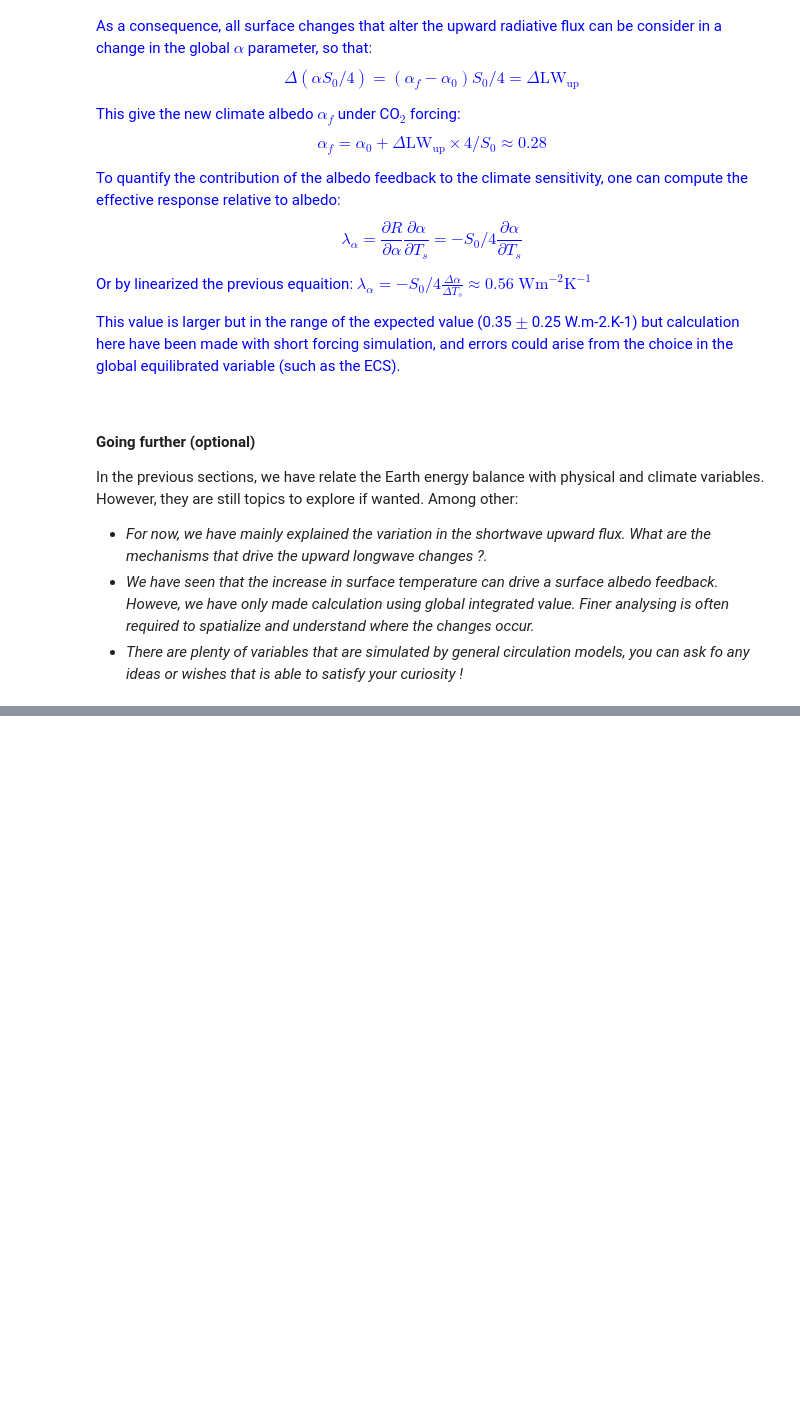
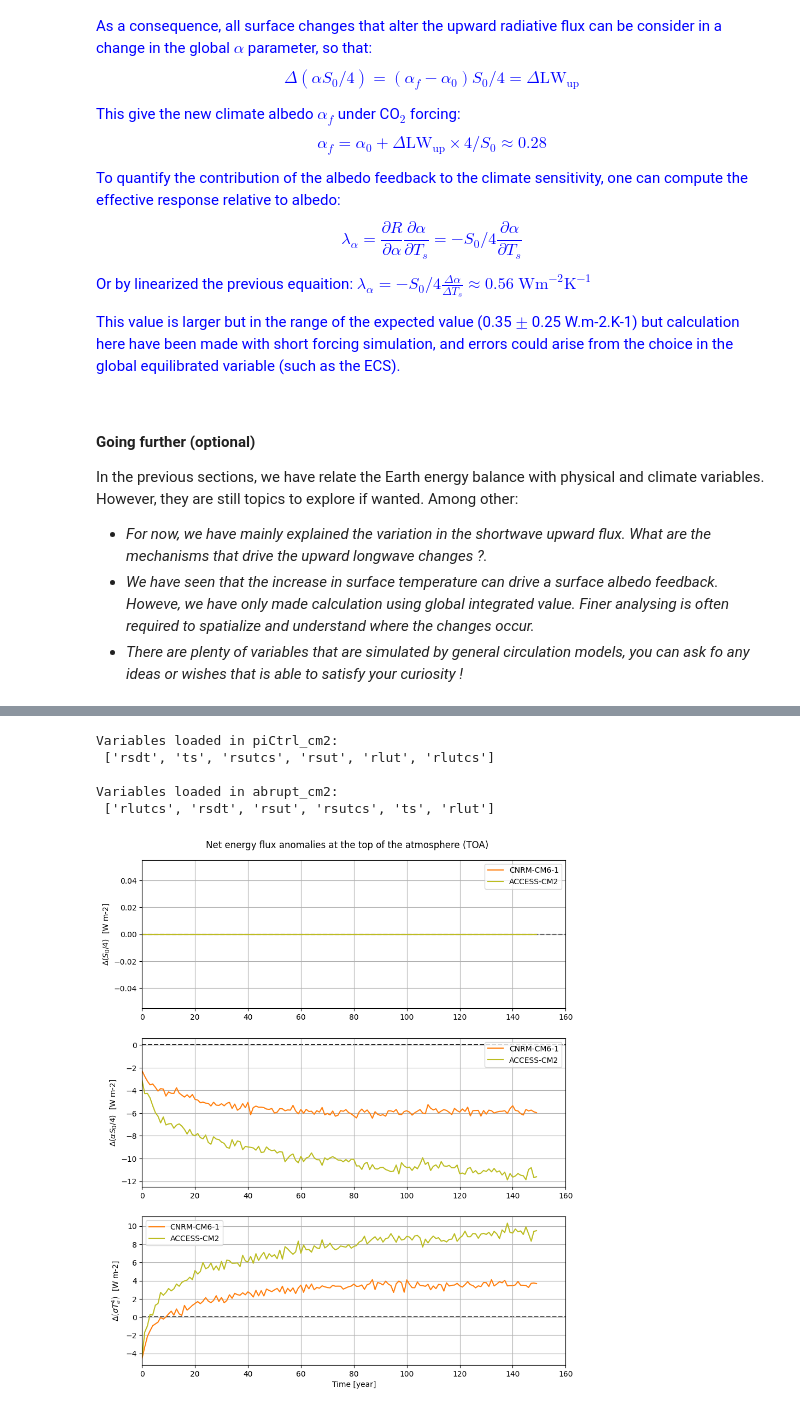
Before and after one commit to acsed-dot/TP-MSOAC-Climate_change, a Jupyter notebook: topics/1-CNRM-CM6-1_idealized_CO2_forcing.ipynb, the cells around one changed output, grey strips where cells are left out. Drawn from its saved outputs; the diff is of its cells as text; code cells hidden in the pictures; blank space fills up the shorter version.

Commit message:
topic1: add comparison with ACCESS-CM2

```diff
--- a/topics/1-CNRM-CM6-1_idealized_CO2_forcing.ipynb
+++ b/topics/1-CNRM-CM6-1_idealized_CO2_forcing.ipynb
@@ -857,0 +898,73 @@ We conclude the notebook by using output from another CMIP6 model (TODO)
+# %%
+# initialize empty dict to store variables
+piCtrl_cm2 = dict()
+abrupt_cm2 = dict()
+
+# load netCDF (.nc) files using xarray
+for f in os.listdir("../data/CMIP6"):
+    var   = f.split('_')[0]
+    model = f.split('_')[2]
+    expe  = f.split('_')[3]
+
+    # select only ACCESS-CM2 model
+    if model == 'ACCESS-CM2':
+        ds = xr.load_dataset(os.path.join("../data/CMIP6", f), use_cftime=True)
+
+        if expe == 'piControl':
+            piCtrl_cm2[var]      = ds[list(ds.variables)[-1]]
+            piCtrl_cm2[var].name = var
+        elif expe == 'abrupt-4xCO2':
+            abrupt_cm2[var]      = ds[list(ds.variables)[-1]]
+            abrupt_cm2[var].name = var
+
+print("Variables loaded in piCtrl_cm2: \n", list(piCtrl_cm2.keys()))
+print("")
+print("Variables loaded in abrupt_cm2: \n", list(abrupt_cm2.keys()))
+# %% [output]
+Variables loaded in piCtrl_cm2:
+ ['rsdt', 'ts', 'rsutcs', 'rsut', 'rlut', 'rlutcs']
+
+Variables loaded in abrupt_cm2:
+ ['rlutcs', 'rsdt', 'rsut', 'rsutcs', 'ts', 'rlut']
+# %%
+# plot temperature and energy anomalies
+fig, axes = plt.subplots(3,1, figsize=(10, 12))
+
+
+# dR (CNRM_CM6-1)
+dRLUT     = (abrupt['rlut'] - piCtrl['rlut']).groupby('time.year').mean()
+dRSUT     = (abrupt['rsut'] - piCtrl['rsut']).groupby('time.year').mean()
+dRSDT     = (abrupt['rsdt'] - piCtrl['rsdt']).groupby('time.year').mean()
+
+axes[0].plot( np.arange(len(dRSDT['year'])), dRSDT, c='tab:orange', label='CNRM-CM6-1')
+axes[1].plot( np.arange(len(dRSUT['year'])), dRSUT, c='tab:orange', label='CNRM-CM6-1')
+axes[2].plot( np.arange(len(dRLUT['year'])), dRLUT, c='tab:orange', label='CNRM-CM6-1')
+
+
+# dR (ACCESS-CM2)
+dRLUT     = (abrupt_cm2['rlut'] - piCtrl_cm2['rlut']).groupby('time.year').mean()
+dRSUT     = (abrupt_cm2['rsut'] - piCtrl_cm2['rsut']).groupby('time.year').mean()
+dRSDT     = (abrupt_cm2['rsdt'] - piCtrl_cm2['rsdt']).groupby('time.year').mean()
+
+axes[0].plot( np.arange(len(dRSDT['year'])), dRSDT, c='tab:olive', label='ACCESS-CM2')
+axes[1].plot( np.arange(len(dRSUT['year'])), dRSUT, c='tab:olive', label='ACCESS-CM2')
+axes[2].plot( np.arange(len(dRLUT['year'])), dRLUT, c='tab:olive', label='ACCESS-CM2')
+
+
+# Axes
+axes[0].set_ylabel(r'$\Delta \left(S_0/4\right)$  [W m-2]')
+axes[1].set_ylabel(r'$\Delta \left(\alpha S_0/4\right)$  [W m-2]')
+axes[2].set_ylabel(r'$\Delta \left(\sigma T_e^4\right)$  [W m-2]')
+
+for ax in axes:
+    ax.hlines(0,0,160, color="k", ls="--", alpha=1, zorder=-10)
+    ax.legend()
+    ax.grid(True)
+    ax.set_xlim((0, 160))
+
+    if ax == axes[-1]:
+        ax.set_xlabel('Time [year]')
+
+_ = fig.suptitle("Net energy flux anomalies at the top of the atmosphere (TOA)", y=0.91)
+# %% [output]
+[figure, added]
```
Also changed, not shown: parts of 10 cells of this notebook, 12 other files.
